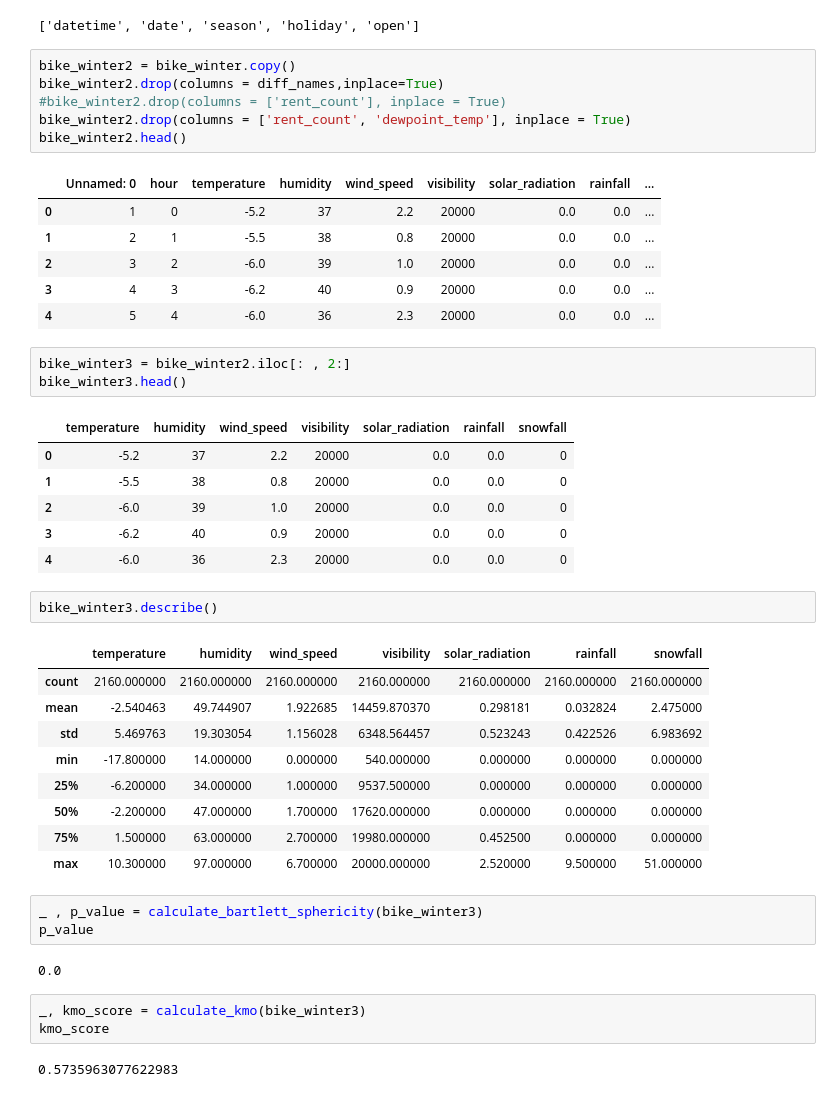
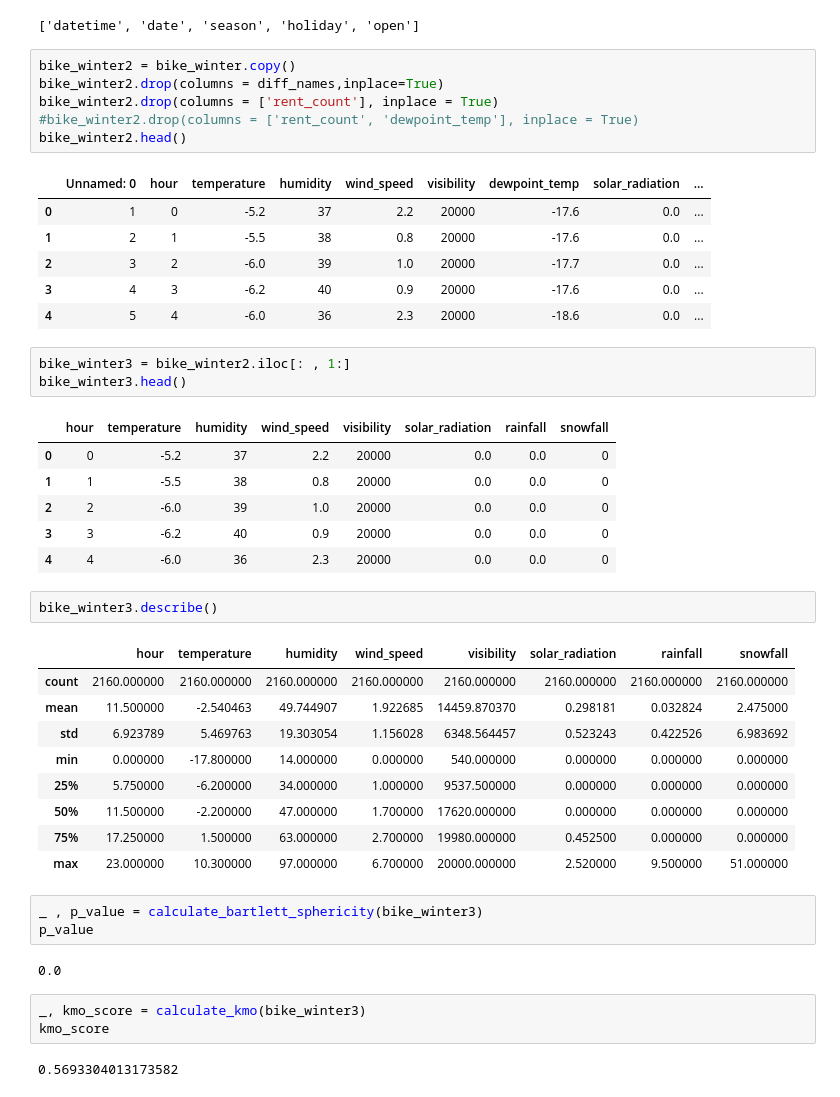
Before and after one commit to Jiian/seoulbike, a Jupyter notebook: PCA/only winter.ipynb, the cells around one changed output. Drawn from its saved outputs; the diff is of its cells as text.

```diff
--- a/PCA/only winter.ipynb
+++ b/PCA/only winter.ipynb
@@ -34,38 +34,38 @@ diff_names
 # %%
 bike_winter2 = bike_winter.copy()
 bike_winter2.drop(columns = diff_names,inplace=True)
-#bike_winter2.drop(columns = ['rent_count'], inplace = True)
-bike_winter2.drop(columns = ['rent_count', 'dewpoint_temp'], inplace = True)
+bike_winter2.drop(columns = ['rent_count'], inplace = True)
+#bike_winter2.drop(columns = ['rent_count', 'dewpoint_temp'], inplace = True)
 bike_winter2.head()
 # %% [output]
-|  | Unnamed: 0 | hour | temperature | humidity | wind_speed | visibility | solar_radiation | rainfall | ... |
-| 0 | 1 | 0 | -5.2 | 37 | 2.2 | 20000 | 0.0 | 0.0 | ... |
-| 1 | 2 | 1 | -5.5 | 38 | 0.8 | 20000 | 0.0 | 0.0 | ... |
-| 2 | 3 | 2 | -6.0 | 39 | 1.0 | 20000 | 0.0 | 0.0 | ... |
-| 3 | 4 | 3 | -6.2 | 40 | 0.9 | 20000 | 0.0 | 0.0 | ... |
-| 4 | 5 | 4 | -6.0 | 36 | 2.3 | 20000 | 0.0 | 0.0 | ... |
+|  | Unnamed: 0 | hour | temperature | humidity | wind_speed | visibility | dewpoint_temp | solar_radiation | ... |
+| 0 | 1 | 0 | -5.2 | 37 | 2.2 | 20000 | -17.6 | 0.0 | ... |
+| 1 | 2 | 1 | -5.5 | 38 | 0.8 | 20000 | -17.6 | 0.0 | ... |
+| 2 | 3 | 2 | -6.0 | 39 | 1.0 | 20000 | -17.7 | 0.0 | ... |
+| 3 | 4 | 3 | -6.2 | 40 | 0.9 | 20000 | -17.6 | 0.0 | ... |
+| 4 | 5 | 4 | -6.0 | 36 | 2.3 | 20000 | -18.6 | 0.0 | ... |
 # %%
-bike_winter3 = bike_winter2.iloc[: , 2:]
+bike_winter3 = bike_winter2.iloc[: , 1:]
 bike_winter3.head()
 # %% [output]
-|  | temperature | humidity | wind_speed | visibility | solar_radiation | rainfall | snowfall |
-| 0 | -5.2 | 37 | 2.2 | 20000 | 0.0 | 0.0 | 0 |
-| 1 | -5.5 | 38 | 0.8 | 20000 | 0.0 | 0.0 | 0 |
-| 2 | -6.0 | 39 | 1.0 | 20000 | 0.0 | 0.0 | 0 |
-| 3 | -6.2 | 40 | 0.9 | 20000 | 0.0 | 0.0 | 0 |
-| 4 | -6.0 | 36 | 2.3 | 20000 | 0.0 | 0.0 | 0 |
+|  | hour | temperature | humidity | wind_speed | visibility | solar_radiation | rainfall | snowfall |
+| 0 | 0 | -5.2 | 37 | 2.2 | 20000 | 0.0 | 0.0 | 0 |
+| 1 | 1 | -5.5 | 38 | 0.8 | 20000 | 0.0 | 0.0 | 0 |
+| 2 | 2 | -6.0 | 39 | 1.0 | 20000 | 0.0 | 0.0 | 0 |
+| 3 | 3 | -6.2 | 40 | 0.9 | 20000 | 0.0 | 0.0 | 0 |
+| 4 | 4 | -6.0 | 36 | 2.3 | 20000 | 0.0 | 0.0 | 0 |
 # %%
 bike_winter3.describe()
 # %% [output]
-|  | temperature | humidity | wind_speed | visibility | solar_radiation | rainfall | snowfall |
-| count | 2160.000000 | 2160.000000 | 2160.000000 | 2160.000000 | 2160.000000 | 2160.000000 | 2160.000000 |
-| mean | -2.540463 | 49.744907 | 1.922685 | 14459.870370 | 0.298181 | 0.032824 | 2.475000 |
-| std | 5.469763 | 19.303054 | 1.156028 | 6348.564457 | 0.523243 | 0.422526 | 6.983692 |
-| min | -17.800000 | 14.000000 | 0.000000 | 540.000000 | 0.000000 | 0.000000 | 0.000000 |
-| 25% | -6.200000 | 34.000000 | 1.000000 | 9537.500000 | 0.000000 | 0.000000 | 0.000000 |
-| 50% | -2.200000 | 47.000000 | 1.700000 | 17620.000000 | 0.000000 | 0.000000 | 0.000000 |
-| 75% | 1.500000 | 63.000000 | 2.700000 | 19980.000000 | 0.452500 | 0.000000 | 0.000000 |
-| max | 10.300000 | 97.000000 | 6.700000 | 20000.000000 | 2.520000 | 9.500000 | 51.000000 |
+|  | hour | temperature | humidity | wind_speed | visibility | solar_radiation | rainfall | snowfall |
+| count | 2160.000000 | 2160.000000 | 2160.000000 | 2160.000000 | 2160.000000 | 2160.000000 | 2160.000000 | 2160.000000 |
+| mean | 11.500000 | -2.540463 | 49.744907 | 1.922685 | 14459.870370 | 0.298181 | 0.032824 | 2.475000 |
+| std | 6.923789 | 5.469763 | 19.303054 | 1.156028 | 6348.564457 | 0.523243 | 0.422526 | 6.983692 |
+| min | 0.000000 | -17.800000 | 14.000000 | 0.000000 | 540.000000 | 0.000000 | 0.000000 | 0.000000 |
+| 25% | 5.750000 | -6.200000 | 34.000000 | 1.000000 | 9537.500000 | 0.000000 | 0.000000 | 0.000000 |
+| 50% | 11.500000 | -2.200000 | 47.000000 | 1.700000 | 17620.000000 | 0.000000 | 0.000000 | 0.000000 |
+| 75% | 17.250000 | 1.500000 | 63.000000 | 2.700000 | 19980.000000 | 0.452500 | 0.000000 | 0.000000 |
+| max | 23.000000 | 10.300000 | 97.000000 | 6.700000 | 20000.000000 | 2.520000 | 9.500000 | 51.000000 |
 # %%
 _ , p_value = calculate_bartlett_sphericity(bike_winter3)
 p_value
@@ -75,4 +75,4 @@ p_value
 _, kmo_score = calculate_kmo(bike_winter3)
 kmo_score
 # %% [output]
-0.5735963077622983
+0.5693304013173582
```
Also changed, not shown: parts of 13 cells of this notebook, 5 other files.
